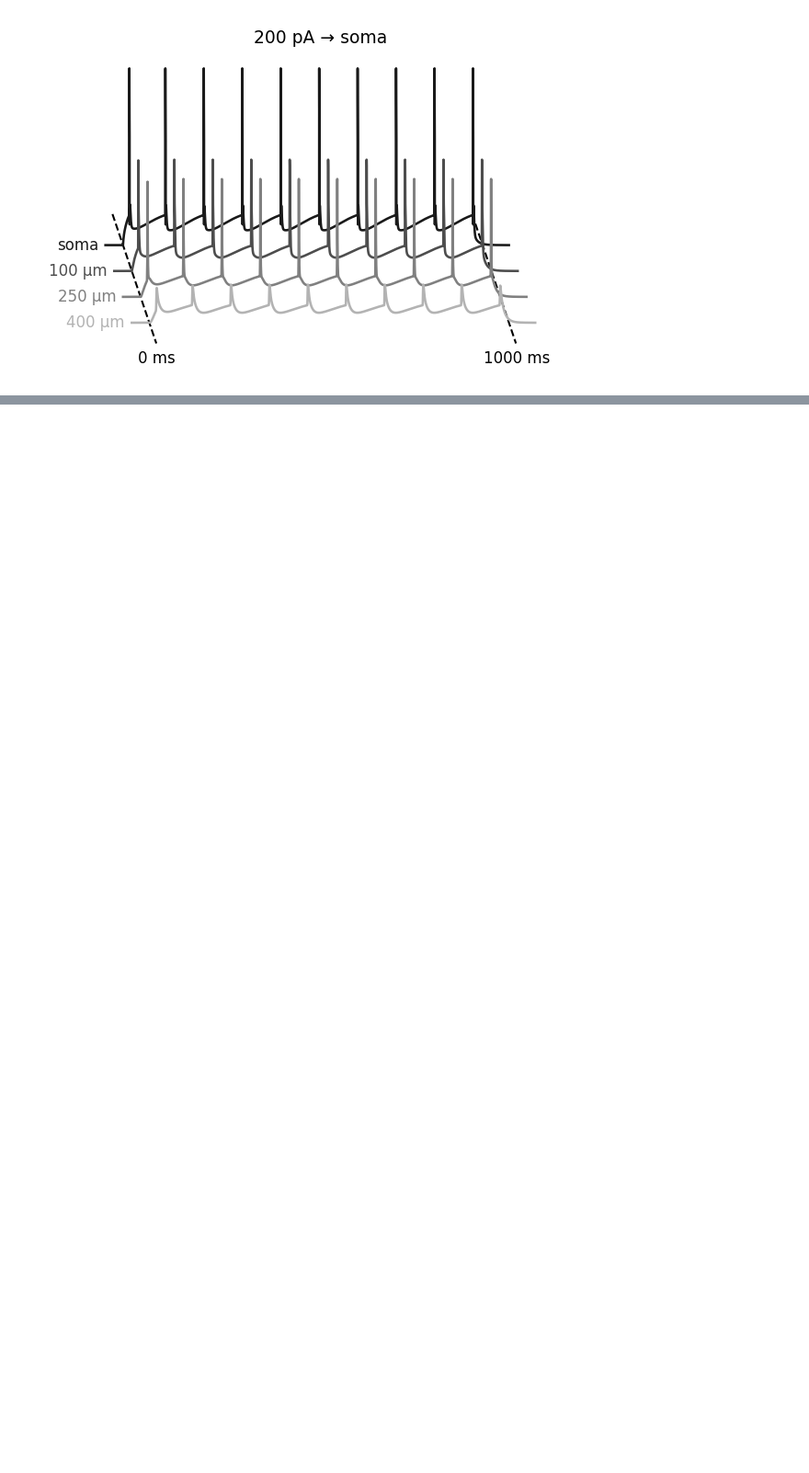
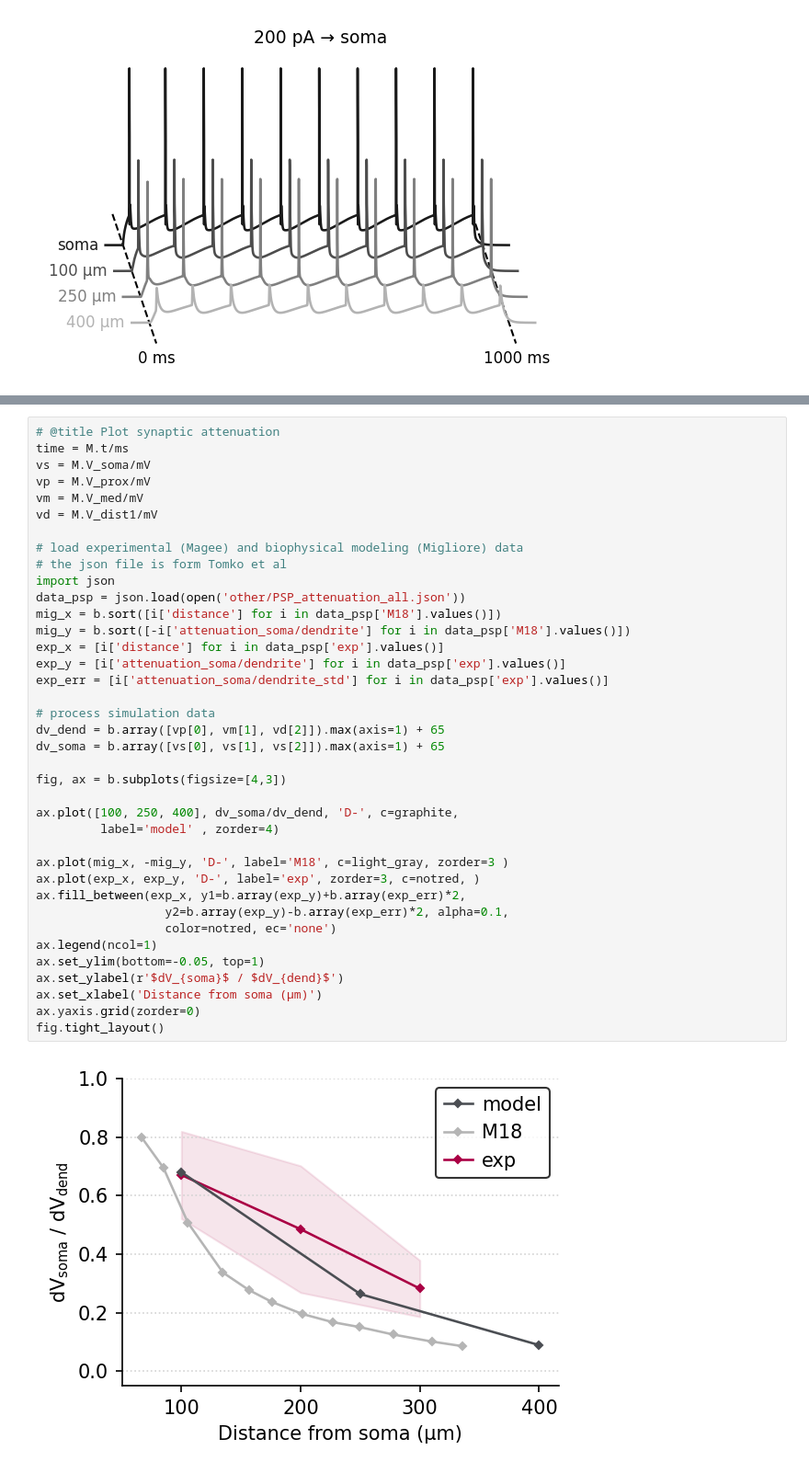
Before and after one commit to mpgl/dendrify-old-see-readme, a Jupyter notebook: Fig6-notebook.ipynb, the cells around one changed output, grey strips where cells are left out. Shown: that part at 92% size. Drawn from its saved outputs; the diff is of its cells as text; blank space fills up the shorter version.

```diff
--- a/Fig6-notebook.ipynb
+++ b/Fig6-notebook.ipynb
@@ -419,0 +442,40 @@ fig.tight_layout()
+# %%
+# @title Plot synaptic attenuation
+time = M.t/ms
+vs = M.V_soma/mV
+vp = M.V_prox/mV
+vm = M.V_med/mV
+vd = M.V_dist1/mV
+
+# load experimental (Magee) and biophysical modeling (Migliore) data
+# the json file is form Tomko et al
+import json
+data_psp = json.load(open('other/PSP_attenuation_all.json'))
+mig_x = b.sort([i['distance'] for i in data_psp['M18'].values()])
+mig_y = b.sort([-i['attenuation_soma/dendrite'] for i in data_psp['M18'].values()])
+exp_x = [i['distance'] for i in data_psp['exp'].values()]
+exp_y = [i['attenuation_soma/dendrite'] for i in data_psp['exp'].values()]
+exp_err = [i['attenuation_soma/dendrite_std'] for i in data_psp['exp'].values()]
+
+# process simulation data
+dv_dend = b.array([vp[0], vm[1], vd[2]]).max(axis=1) + 65
+dv_soma = b.array([vs[0], vs[1], vs[2]]).max(axis=1) + 65
+
+fig, ax = b.subplots(figsize=[4,3])
+
+ax.plot([100, 250, 400], dv_soma/dv_dend, 'D-', c=graphite,
+         label='model' , zorder=4)
+
+ax.plot(mig_x, -mig_y, 'D-', label='M18', c=light_gray, zorder=3 )
+ax.plot(exp_x, exp_y, 'D-', label='exp', zorder=3, c=notred, )
+ax.fill_between(exp_x, y1=b.array(exp_y)+b.array(exp_err)*2,
+                  y2=b.array(exp_y)-b.array(exp_err)*2, alpha=0.1,
+                  color=notred, ec='none')
+ax.legend(ncol=1)
+ax.set_ylim(bottom=-0.05, top=1)
+ax.set_ylabel(r'$dV_{soma}$ / $dV_{dend}$')
+ax.set_xlabel('Distance from soma (μm)')
+ax.yaxis.grid(zorder=0)
+fig.tight_layout()
+# %% [output]
+[figure, added]
```
Also changed, not shown: parts of 9 cells of this notebook.
